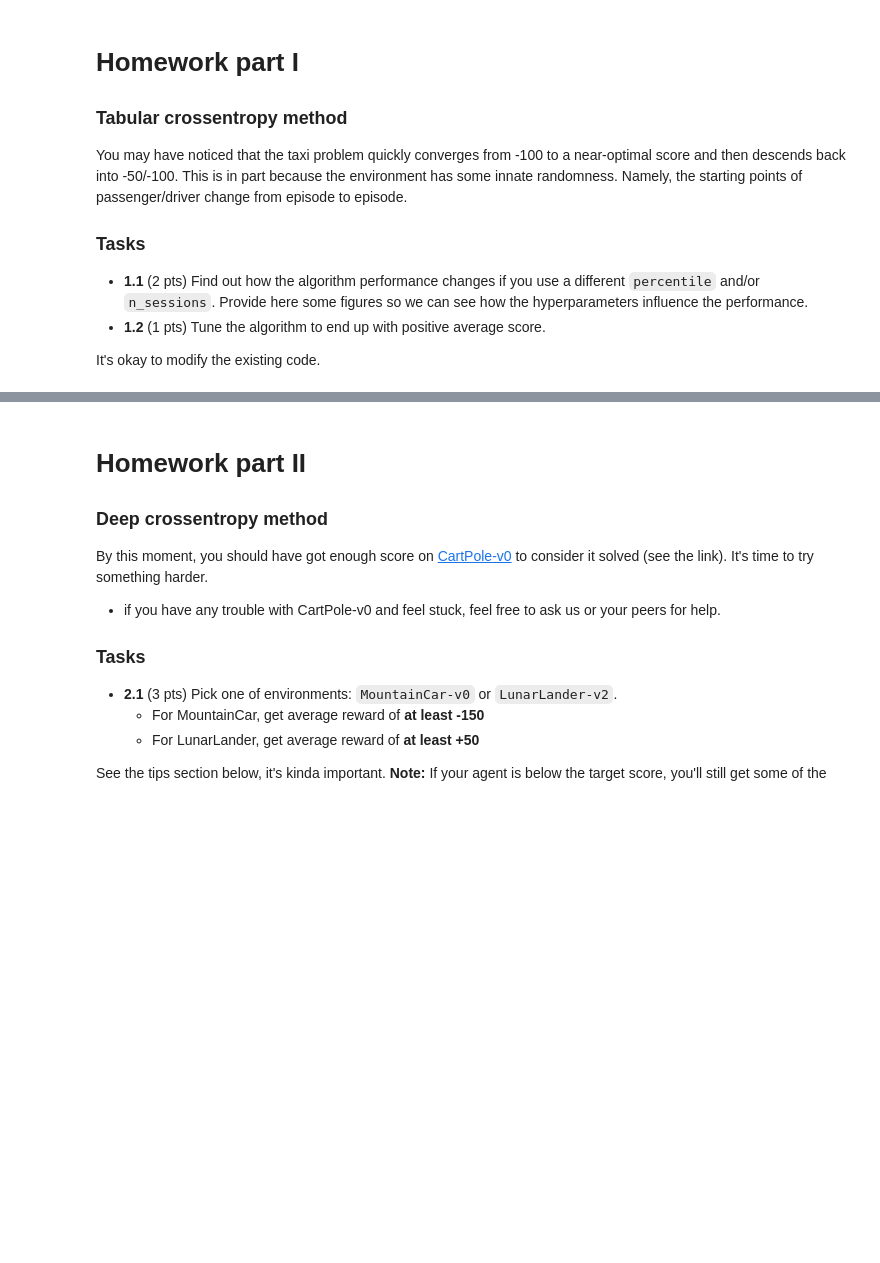
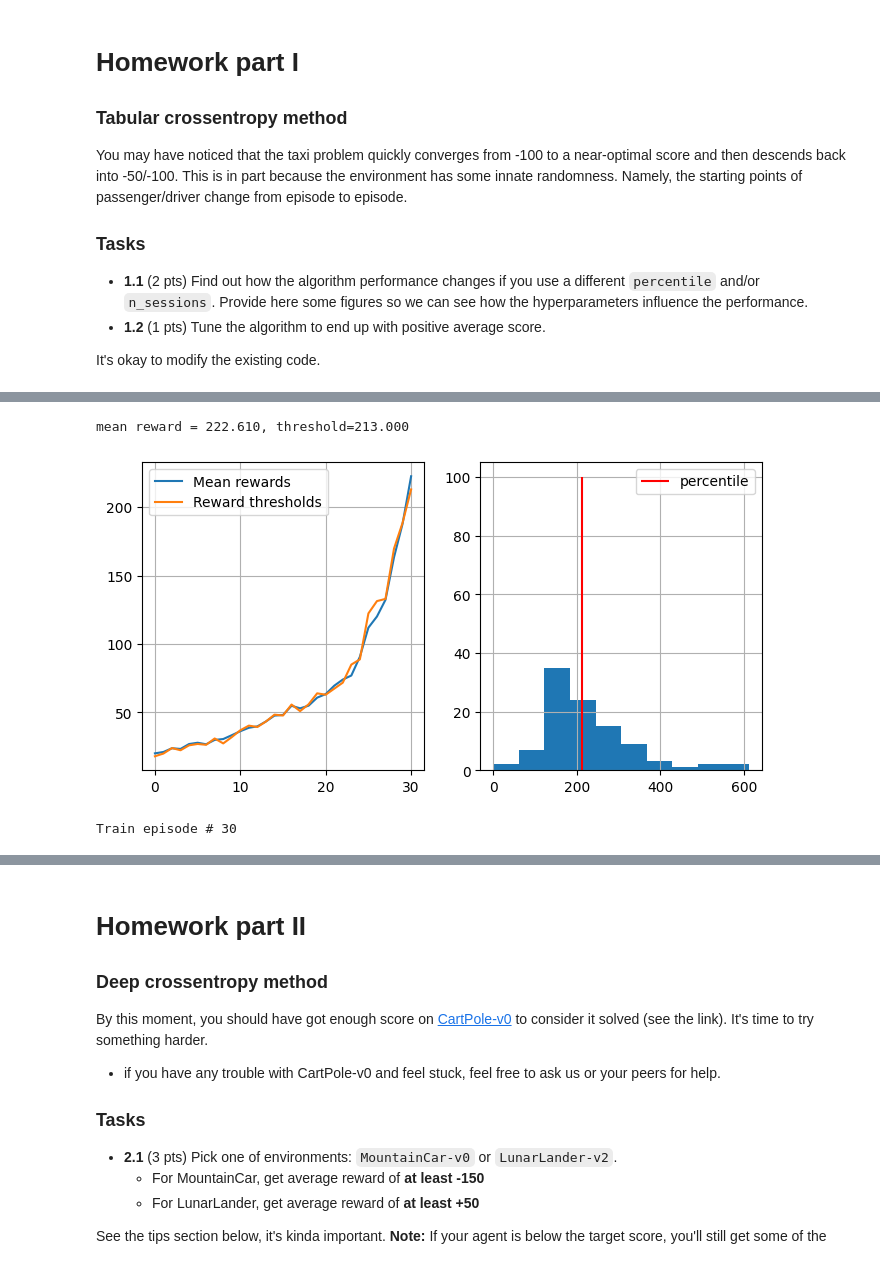
Before and after one commit to goodza/Practical_RL, a Jupyter notebook: week01_intro/deep_crossentropy_method.ipynb, the cells around one changed output, grey strips where cells are left out. Cells and saved outputs as stored; diff of their text form; code cells hidden in the pictures; blank space fills up the shorter version.

```diff
--- a/week01_intro/deep_crossentropy_method.ipynb
+++ b/week01_intro/deep_crossentropy_method.ipynb
@@ -264,0 +307,8 @@ It's okay to modify the existing code.
+# %%
+env.reset()
+agent = init_agent()
+train(env,agent,percentile=60)
+# %% [output]
+mean reward = 222.610, threshold=213.000
+[figure, added]
+Train episode # 30
```
Also changed, not shown: parts of 14 cells of this notebook, 2 other files.
